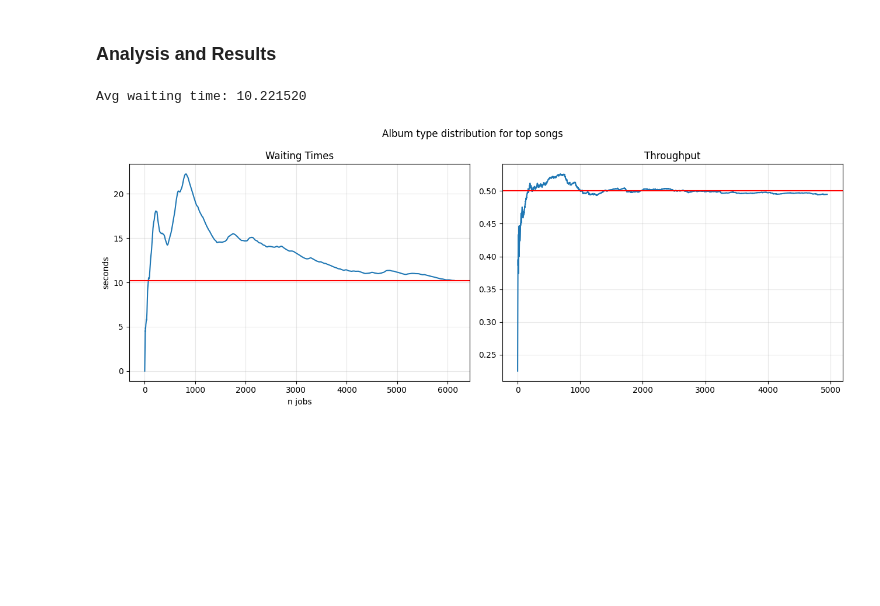
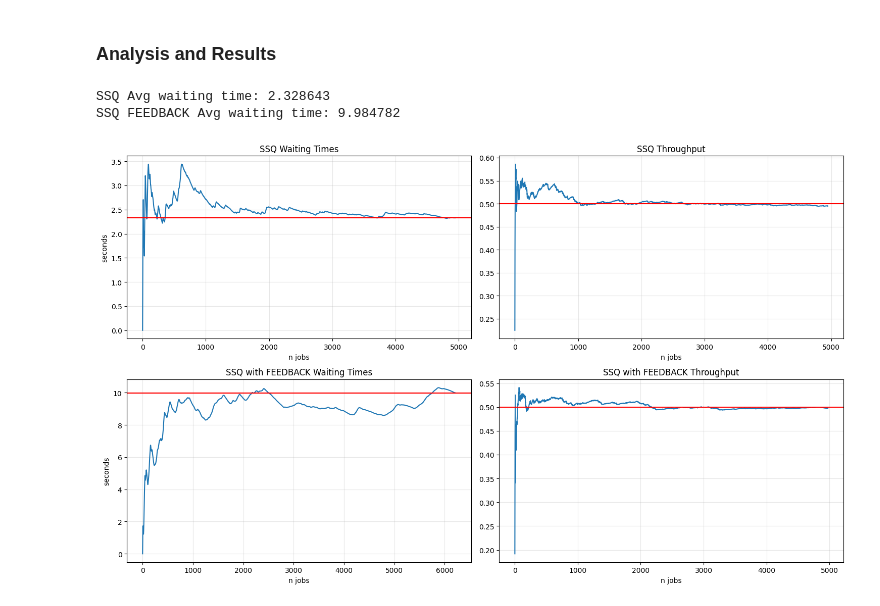
Before and after one commit to AnastasiaBrinati/esercizi-PMCSN-23-24, a Jupyter notebook: esercizio_feedback_simulazione.ipynb, the cells around one changed output. Cells and saved outputs as stored; diff of their text form; code cells hidden in the pictures; blank space fills up the shorter version.

```diff
--- a/esercizio_feedback_simulazione.ipynb
+++ b/esercizio_feedback_simulazione.ipynb
@@ -136,37 +240,55 @@ def avg_waiting_times(times):
     l.append(sum(waiting_times) / len(waiting_times))
     waiting_times.pop()
   return l[::-1]
-# %%
-queuing_time_avg = sum(TIMES['waiting_times']) / len(TIMES['waiting_times'])
-print("Avg waiting time: %f " % queuing_time_avg)
-
-avg_waiting_times = avg_waiting_times(TIMES['waiting_times'])
-# %% [output]
-Avg waiting time: 10.221520
+# %%
+ssq_waiting_time_avg = sum(SSQ['waiting_times']) / len(SSQ['waiting_times'])
+print("SSQ Avg waiting time: %f " % ssq_waiting_time_avg)
+ssq_avg_waiting_times = avg_waiting_times(SSQ['waiting_times'])
+
+ssq_feedback_waiting_time_avg = sum(SSQ_FEEDBACK['waiting_times']) / len(SSQ_FEEDBACK['waiting_times'])
+print("SSQ FEEDBACK Avg waiting time: %f " % ssq_feedback_waiting_time_avg)
+ssq_feedback_avg_waiting_times = avg_waiting_times(SSQ_FEEDBACK['waiting_times'])
+# %% [output]
+SSQ Avg waiting time: 2.328643
+SSQ FEEDBACK Avg waiting time: 9.984782
 # %%
-fig = plt.figure(figsize=(13,5))
-fig.suptitle('Album type distribution for top songs');
-ax = fig.subplots(nrows=1, ncols=2)
+fig = plt.figure(figsize=(15,9))
+ax = fig.subplots(nrows=2, ncols=2)
 
-#ax[0].plot(TIMES['waiting_times'])
-ax[0].plot(avg_waiting_times)
-ax[0].axhline(queuing_time_avg, color='red')
-ax[0].set_ylabel('seconds')
-ax[0].set_xlabel("n jobs")
+ax[0][0].plot(ssq_avg_waiting_times)
+ax[0][0].axhline(ssq_waiting_time_avg, color='red')
+ax[0][0].set_ylabel('seconds')
+ax[0][0].set_xlabel("n jobs")
 #ax[0].set_yticks(np.arange(0,45,2))
 #ax[0].set_xticks(np.arange(0,700,50))
-ax[0].set_title("Waiting Times")
-ax[0].grid(alpha=0.3)
+ax[0][0].set_title("SSQ Waiting Times")
+ax[0][0].grid(alpha=0.3)
 
-ax[1].plot(TIMES['throughput'])
-ax[1].axhline(0.5, color='red')
-#ax[1].set_ylabel('seconds')
-#ax[1].set_xlabel("n jobs")
+ax[1][0].plot(ssq_feedback_avg_waiting_times)
+ax[1][0].axhline(ssq_feedback_waiting_time_avg, color='red')
+ax[1][0].set_ylabel('seconds')
+ax[1][0].set_xlabel("n jobs")
+#ax[0].set_yticks(np.arange(0,45,2))
+#ax[0].set_xticks(np.arange(0,700,50))
+ax[1][0].set_title("SSQ with FEEDBACK Waiting Times")
+ax[1][0].grid(alpha=0.3)
+
+ax[0][1].plot(SSQ['throughput'])
+ax[0][1].axhline(0.5, color='red')
+ax[0][1].set_xlabel("n jobs")
 #ax[1].set_yticks(np.arange(0.5,3,0.25))
 #ax[1].set_xticks(np.arange(0,700,50))
-ax[1].set_title("Throughput")
-ax[1].grid(alpha=0.3)
+ax[0][1].set_title("SSQ Throughput")
+ax[0][1].grid(alpha=0.3)
+
+ax[1][1].plot(SSQ_FEEDBACK['throughput'])
+ax[1][1].axhline(0.5, color='red')
+ax[1][1].set_xlabel("n jobs")
+#ax[1].set_yticks(np.arange(0.5,3,0.25))
+#ax[1].set_xticks(np.arange(0,700,50))
+ax[1][1].set_title("SSQ with FEEDBACK Throughput")
+ax[1][1].grid(alpha=0.3)
 
 fig.tight_layout()
 # %% [output]
-[figure, old version]
+[figure, new version]
```
Also changed, not shown: parts of 9 cells of this notebook.
